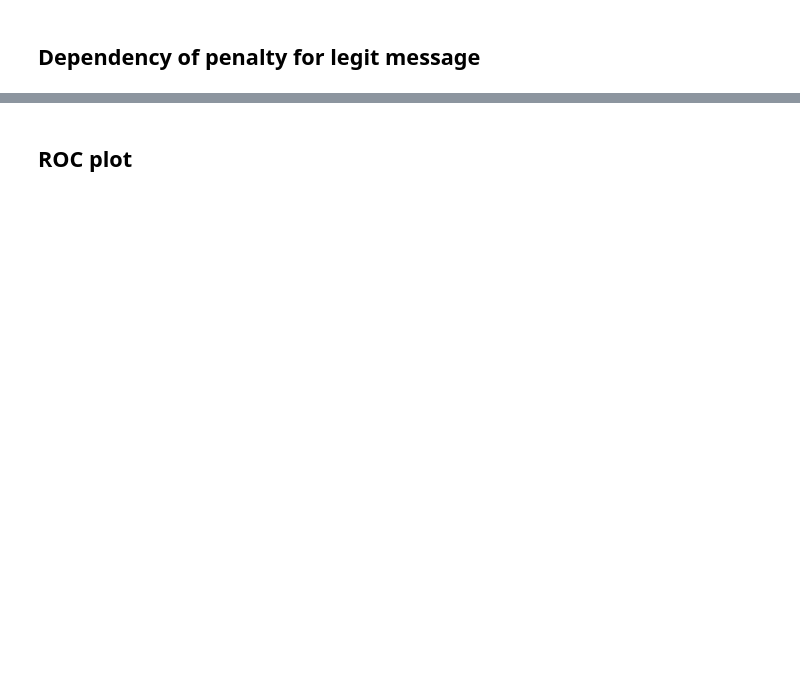
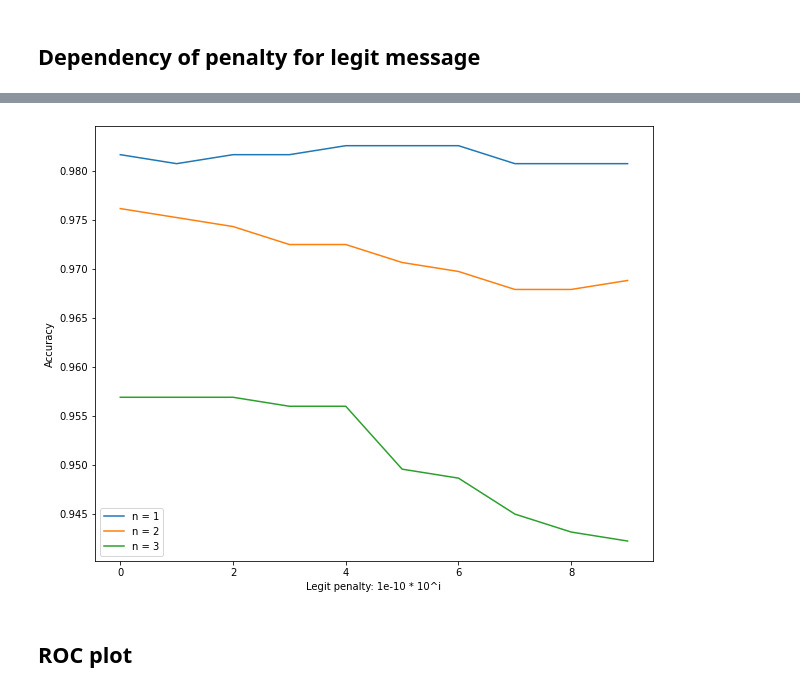
Before and after one commit to DubKoldun/university-courses, a Jupyter notebook: MachineLearning/Bayes/Bayes.ipynb, the cells around one changed output, grey strips where cells are left out. Saved outputs shown, nothing was run; the diff lists cells and outputs as text; code cells hidden in the pictures; blank space fills up the shorter version.

```diff
--- a/MachineLearning/Bayes/Bayes.ipynb
+++ b/MachineLearning/Bayes/Bayes.ipynb
@@ -214,6 +215,7 @@ plt.show()
 # %% [markdown]
 ## Dependency of penalty for legit message
 # %%
+all_accuracies2 = []
 legit_pens = [1e-10 * (10 ** i) for i in range(10)]
-gen_all_test_parts(legit_pens, "legits")
-all_accuracies
+gen_all_test_parts(all_accuracies2, legit_pens, "legits")
+all_accuracies2
@@ -220,18 +257,22 @@ all_accuracies
 # %%
-check2 = sum(np.array(all_accuracies)) / len(all_accuracies)
+import numpy as np
+# print(np.array(all_accuracies))
+check2 = sum(np.array(all_accuracies2)) / len(all_accuracies2)
 lp = [i for i in range(10)]
 fig, ax = plt.subplots()
 
 
-plt.xlabel('Legit penalty: 1e-10 * (10 **i)')
+plt.xlabel('Legit penalty: 1e-10 * 10^i')
 plt.ylabel('Accuracy')
-plt.plot(lp, check[0], label = "n = 1")
-plt.plot(lp, check[1], label = "n = 2")
-plt.plot(lp, check[2], label = "n = 3")
+plt.plot(lp, check2[0], label = "n = 1")
+plt.plot(lp, check2[1], label = "n = 2")
+plt.plot(lp, check2[2], label = "n = 3")
 
 ax.legend()
 fig.set_figheight(8)
 fig.set_figwidth(10)
 plt.show()
+# %% [output]
+[figure, added]
 # %% [markdown]
 ## ROC plot
```
Also changed, not shown: parts of 7 cells of this notebook.
